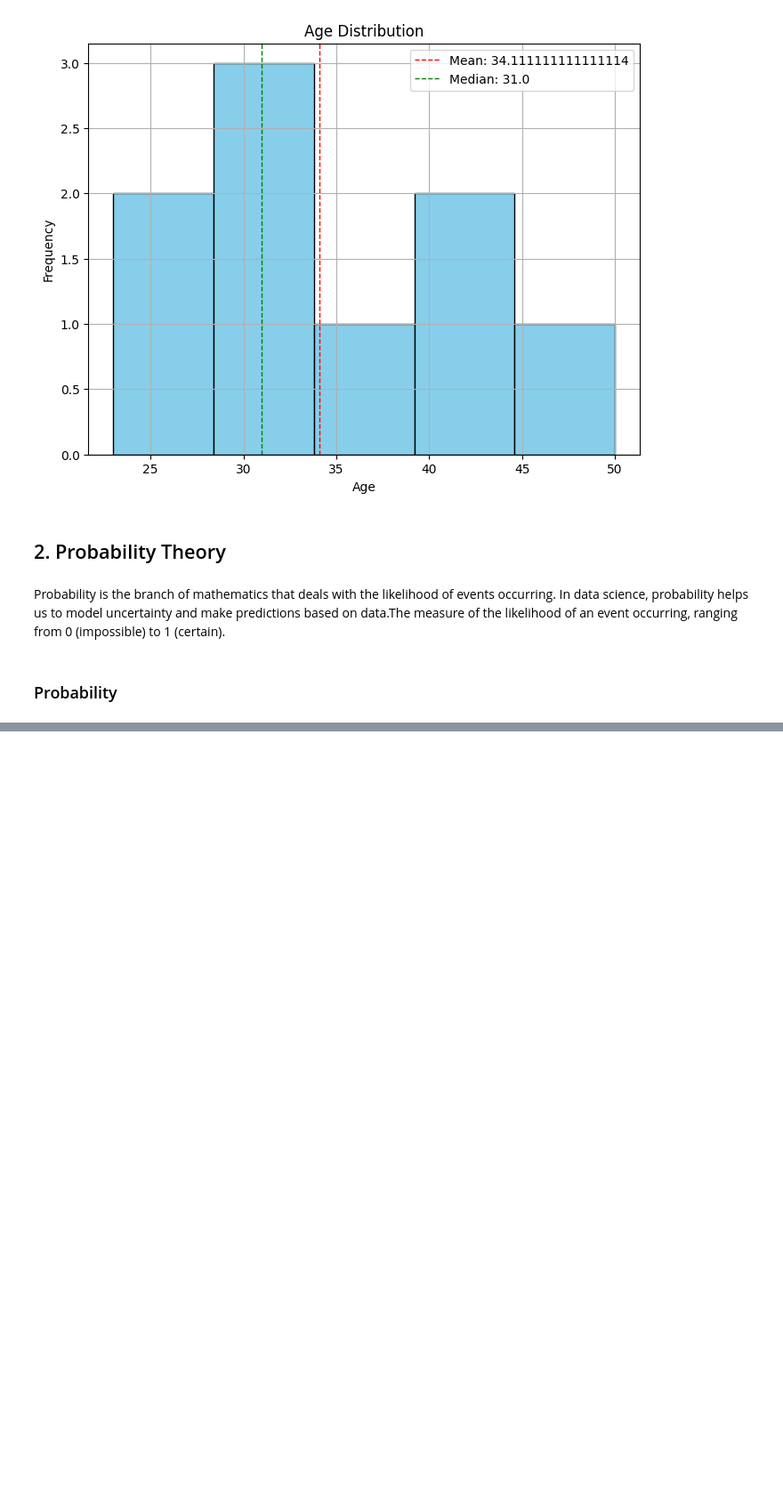
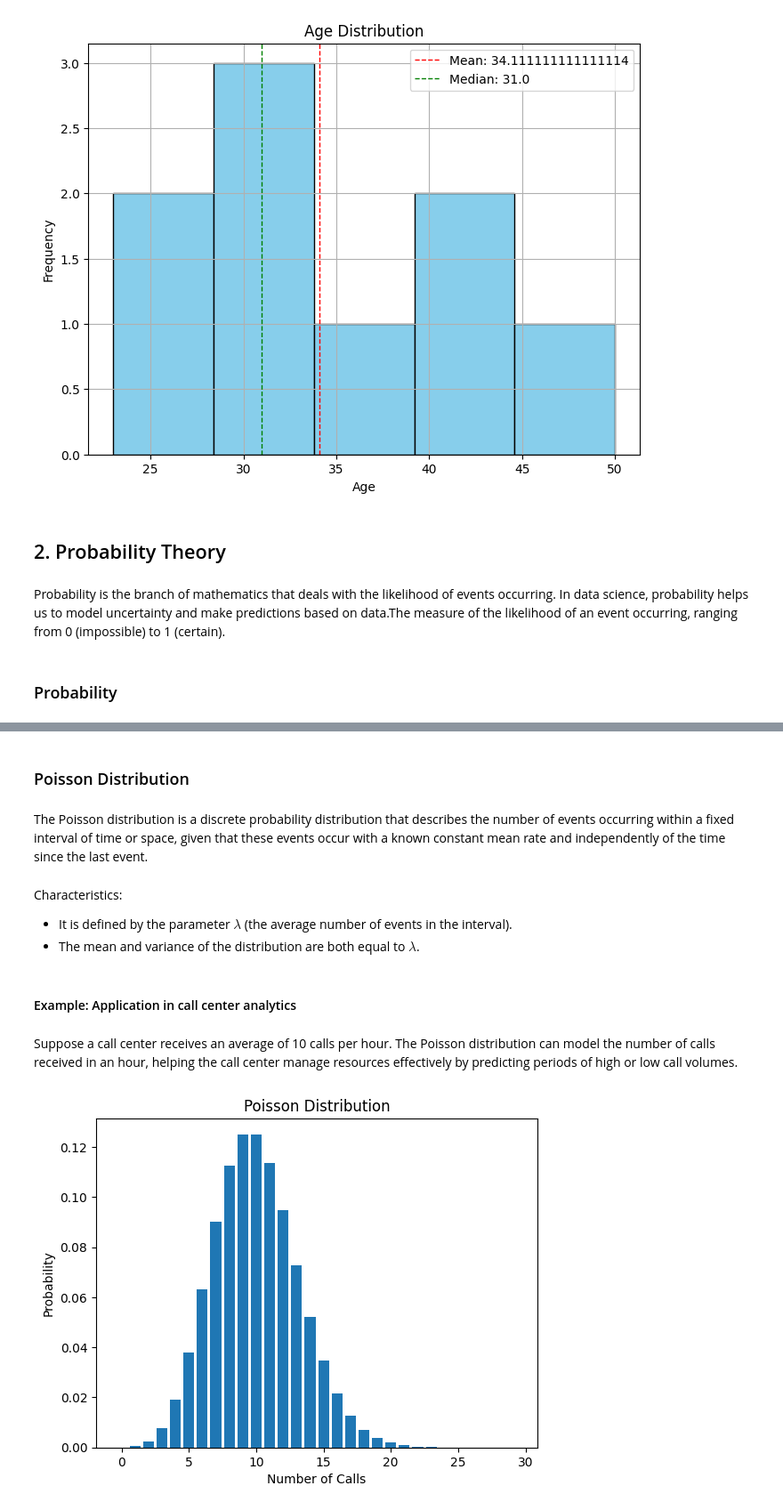
Before and after one commit to ameygawade/DataScience-100-Days-of-Data-Science, a Jupyter notebook: Week 1-2 Setting Up and Fundamentals/Day-6 Introduction to Statistics for Data Science/Day_6_Introduction_to_Statistics_for_Data_Science.ipynb, the cells around one changed output, grey strips where cells are left out. Shown: that part at 89% size. Saved outputs shown, nothing was run; the diff lists cells and outputs as text; code cells hidden in the pictures; blank space fills up the shorter version.

```diff
--- a/Week 1-2 Setting Up and Fundamentals/Day-6 Introduction to Statistics for Data Science/Day_6_Introduction_to_Statistics_for_Data_Science.ipynb
+++ b/Week 1-2 Setting Up and Fundamentals/Day-6 Introduction to Statistics for Data Science/Day_6_Introduction_to_Statistics_for_Data_Science.ipynb
@@ -86,0 +375,33 @@ Probability of drawing an Ace: 0.08
+# %% [markdown]
+### Poisson Distribution
+# %% [markdown]
+The Poisson distribution is a discrete probability distribution that describes the number of events occurring within a fixed interval of time or space, given that these events occur with a known constant mean rate and independently of the time since the last event.
+# %% [markdown]
+Characteristics:
+
+- It is defined by the parameter $ λ $ (the average number of events in the interval).
+- The mean and variance of the distribution are both equal to $ λ $.
+# %% [markdown]
+#### Example: Application in call center analytics
+# %% [markdown]
+Suppose a call center receives an average of 10 calls per hour. The Poisson distribution can model the number of calls received in an hour, helping the call center manage resources effectively by predicting periods of high or low call volumes.
+# %%
+import numpy as np
+import matplotlib.pyplot as plt
+from scipy.stats import poisson
+
+# Average number of events (calls per hour)
+lambda_ = 10
+
+# Generate data
+x = np.arange(0, 30)
+y = poisson.pmf(x, lambda_)
+
+# Plot
+plt.bar(x, y)
+plt.title('Poisson Distribution')
+plt.xlabel('Number of Calls')
+plt.ylabel('Probability')
+plt.show()
+# %% [output]
+[figure, added]
```
Also changed, not shown: parts of 64 cells of this notebook, 1 other file.
